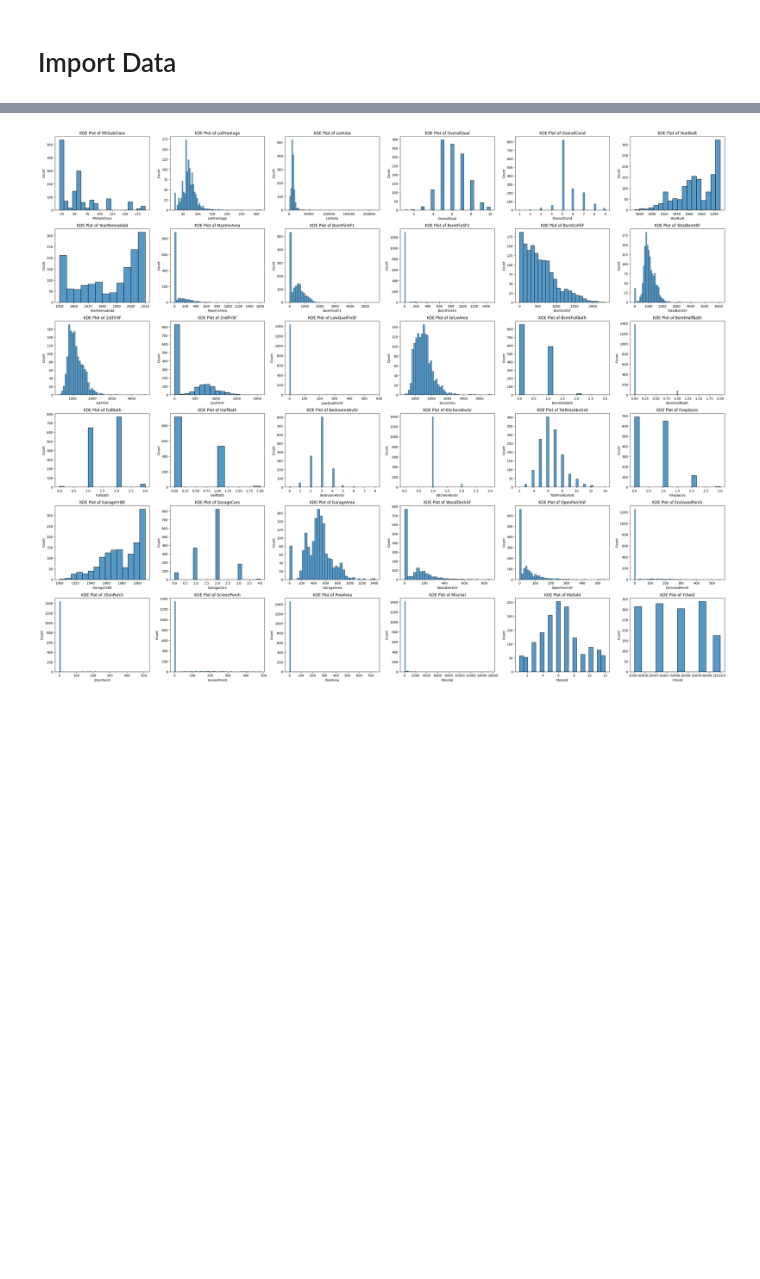
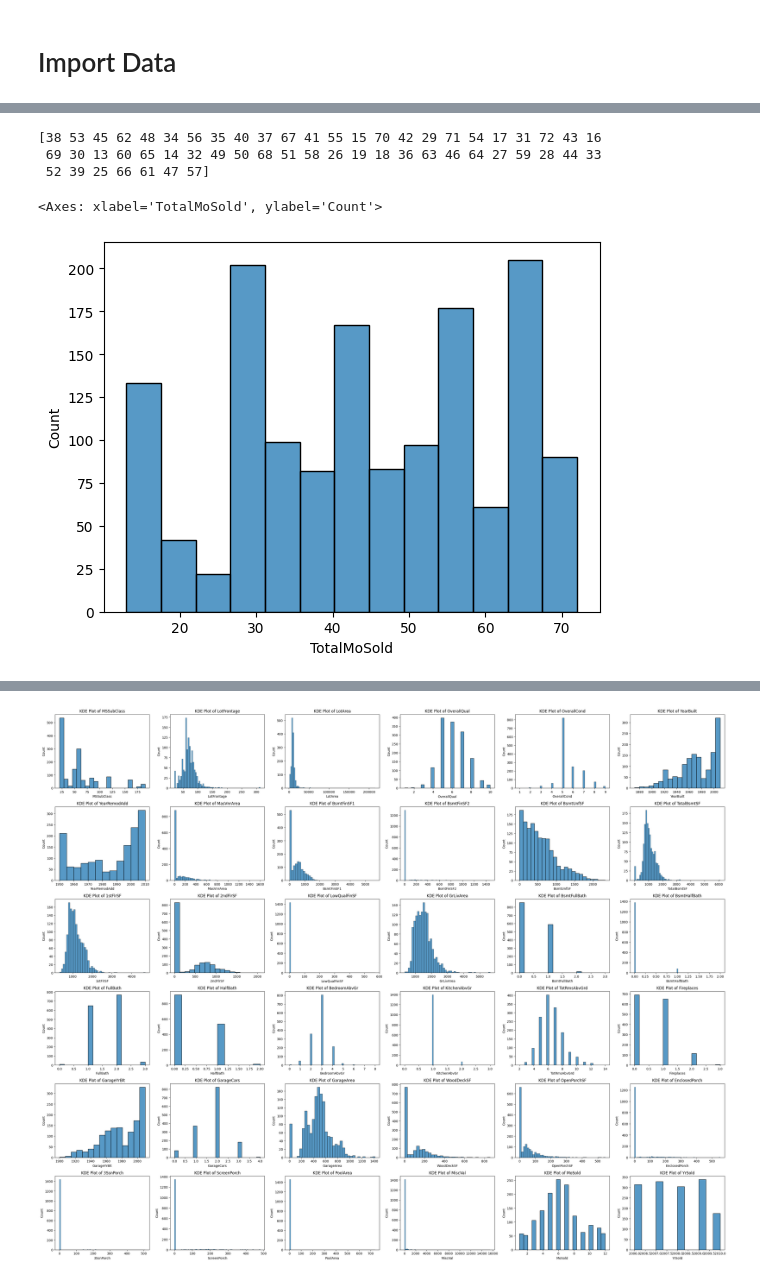
Before and after one commit to thebentarrow/colabs, a Jupyter notebook: kaggle_house_prices_eda.ipynb, the cells around one changed output, grey strips where cells are left out. Drawn from its saved outputs; the diff is of its cells as text; code cells hidden in the pictures; blank space fills up the shorter version.

```diff
--- a/kaggle_house_prices_eda.ipynb
+++ b/kaggle_house_prices_eda.ipynb
@@ -128,0 +105,40 @@ YrSold[int64]: 5
+# %%
+df_train = pd.read_csv('./kaggle/house_prices/train.csv')
+id_df_train = df_train['Id'].copy()
+x_df_train = df_train.drop(['Id'], axis=1)
+
+df_test = pd.read_csv('./kaggle/house_prices/test.csv')
+id_df_test = df_test['Id'].copy()
+x_df_test = df_test.drop(['Id'], axis=1)
+# %%
+num_cols = get_num_cols(x_df_train)
+
+areas = [
+    'LotFrontage', 'LotArea', 'MasVnrArea', 'BsmtFinSF1', 'BsmtFinSF2', 'BsmtUnfSF', 'TotalBsmtSF', '1stFlrSF', '2ndFlrSF', 'LowQualFinSF', 'GrLivArea',
+    'GarageArea', 'WoodDeckSF', 'OpenPorchSF', 'EnclosedPorch', '3SsnPorch', 'ScreenPorch', 'PoolArea'
+]
+ratings = ['OverallQual', 'OverallCond']
+classes = ['MSSubClass']
+dates = ['YearBuilt', 'YearRemodAdd', 'GarageYrBlt', 'MoSold', 'YrSold']
+values = ['MiscVal']
+rooms = [
+    'BsmtFullBath',
+    'BsmtHalfBath',
+    'FullBath',
+    'HalfBath',
+    'BedroomAbvGr',
+    'KitchenAbvGr',
+    'TotRmsAbvGrd',
+    'Fireplaces',
+    'GarageCars'
+]
+
+x_df_train['AG_TotalBaths'] = x_df_train['BsmtFullBath'] + x_df_train['BsmtHalfBath'] + x_df_train['FullBath'] + x_df_train['HalfBath']
+x_df_train = x_df_train.drop(['BsmtFullBath', 'BsmtHalfBath', 'FullBath', 'HalfBath'], axis=1)
+
+# Based on correlation analysis
+x_df_train['AG_TotalMoSold'] = x_df_train['MoSold'] + (2011 - x_df_train['YrSold']) * 12
+x_df_train = x_df_train.drop(['MoSold', 'YrSold'], axis=1)
+
+num_cols = get_num_cols(x_df_train)
+print_variances(num_cols)
@@ -128,0 +163,10 @@ YrSold[int64]: 5
+# %%
+c = 'TotalMoSold'
+print(x_df_train[c].unique())
+sns.histplot(x_df_train[c])
+# %% [output]
+[38 53 45 62 48 34 56 35 40 37 67 41 55 15 70 42 29 71 54 17 31 72 43 16
+ 69 30 13 60 65 14 32 49 50 68 51 58 26 19 18 36 63 46 64 27 59 28 44 33
+ 52 39 25 66 61 47 57]
+<Axes: xlabel='TotalMoSold', ylabel='Count'>
+[figure, added]
```
Also changed, not shown: parts of 14 cells of this notebook.
